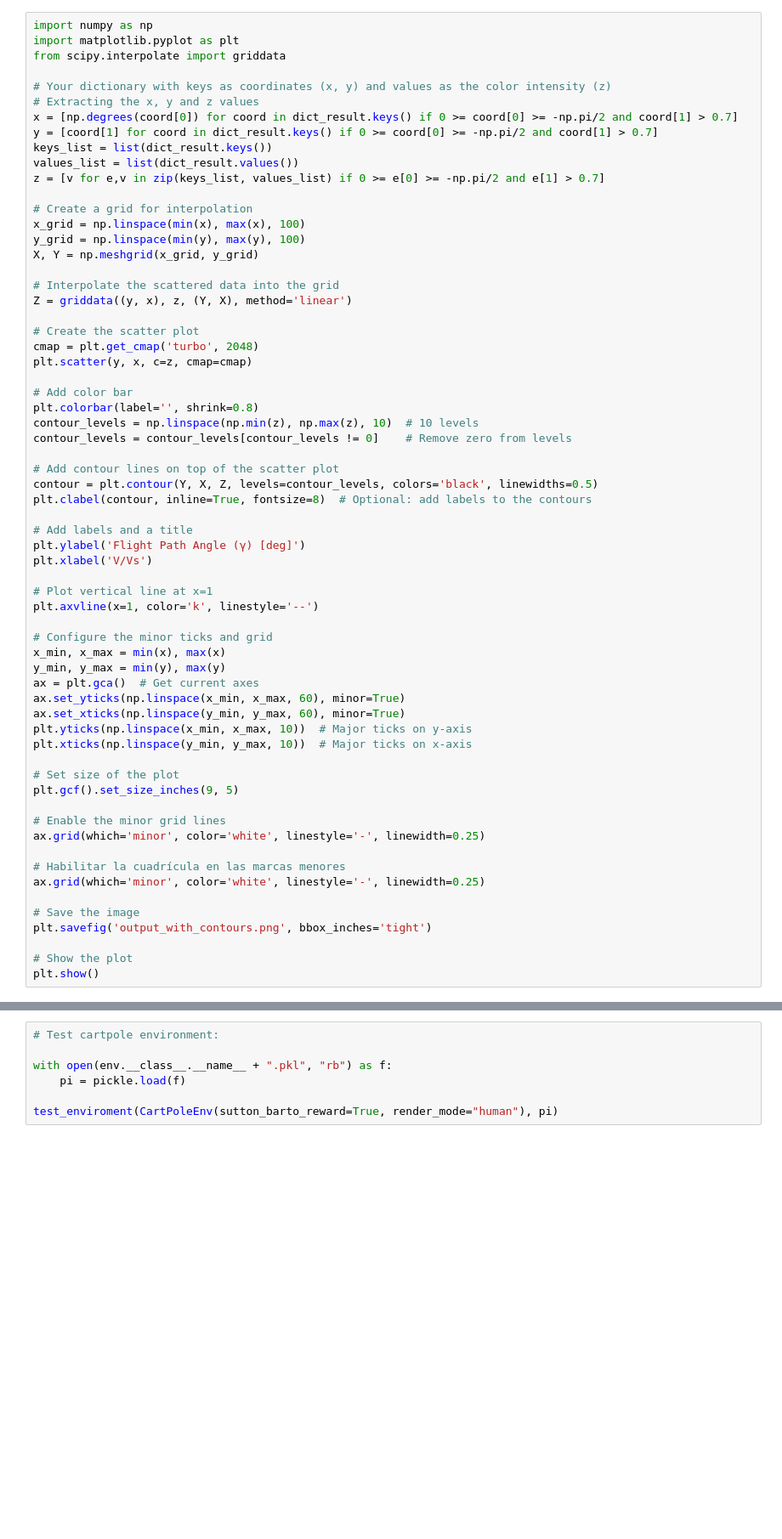
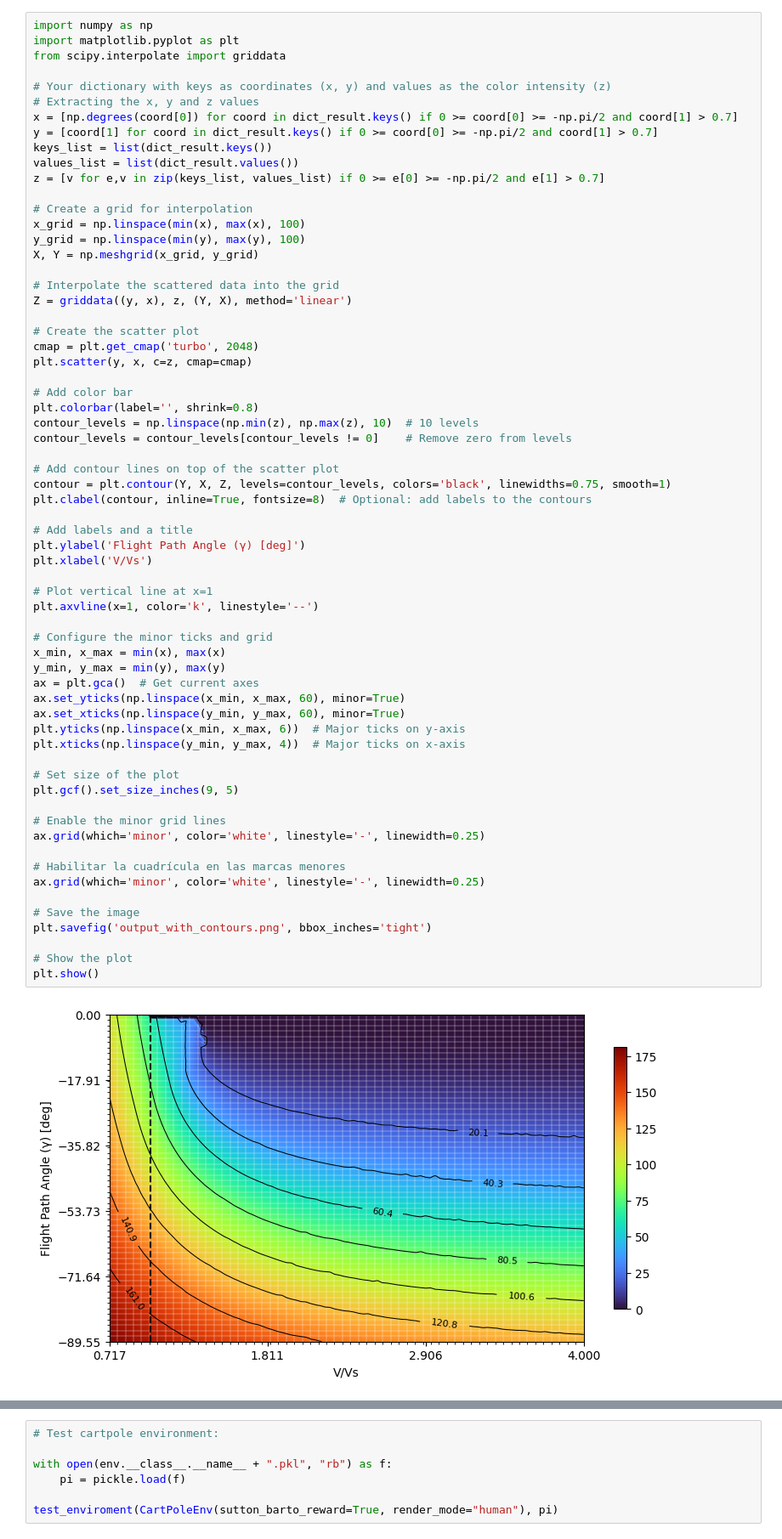
Before and after one commit to nicoRomeroCuruchet/DynamicProgramming, a Jupyter notebook: testing.ipynb, the cells around one changed output, grey strips where cells are left out. Shown at 85% size. Saved outputs shown, nothing was run; the diff lists cells and outputs as text; blank space fills up the shorter version.

```diff
--- a/testing.ipynb
+++ b/testing.ipynb
@@ -179,39 +163,41 @@ contour_levels = np.linspace(np.min(z), np.max(z), 10)  # 10 levels
 contour_levels = contour_levels[contour_levels != 0]    # Remove zero from levels
 
 # Add contour lines on top of the scatter plot
-contour = plt.contour(Y, X, Z, levels=contour_levels, colors='black', linewidths=0.5)
+contour = plt.contour(Y, X, Z, levels=contour_levels, colors='black', linewidths=0.75, smooth=1)
 plt.clabel(contour, inline=True, fontsize=8)  # Optional: add labels to the contours
 
 # Add labels and a title
 plt.ylabel('Flight Path Angle (γ) [deg]')
 plt.xlabel('V/Vs')
 
 # Plot vertical line at x=1
 plt.axvline(x=1, color='k', linestyle='--')
 
 # Configure the minor ticks and grid
 x_min, x_max = min(x), max(x)
 y_min, y_max = min(y), max(y)
 ax = plt.gca()  # Get current axes
 ax.set_yticks(np.linspace(x_min, x_max, 60), minor=True)
 ax.set_xticks(np.linspace(y_min, y_max, 60), minor=True)
-plt.yticks(np.linspace(x_min, x_max, 10))  # Major ticks on y-axis
-plt.xticks(np.linspace(y_min, y_max, 10))  # Major ticks on x-axis
+plt.yticks(np.linspace(x_min, x_max, 6))  # Major ticks on y-axis
+plt.xticks(np.linspace(y_min, y_max, 4))  # Major ticks on x-axis
 
 # Set size of the plot
 plt.gcf().set_size_inches(9, 5)
 
 # Enable the minor grid lines
 ax.grid(which='minor', color='white', linestyle='-', linewidth=0.25)
 
 # Habilitar la cuadrícula en las marcas menores
 ax.grid(which='minor', color='white', linestyle='-', linewidth=0.25)
 
 # Save the image
 plt.savefig('output_with_contours.png', bbox_inches='tight')
 
 # Show the plot
 plt.show()
+# %% [output]
+[figure, added]
 # %% [markdown]
 # CartPoleEnv
 
```
Also changed, not shown: parts of 4 cells of this notebook, 4 other files.
